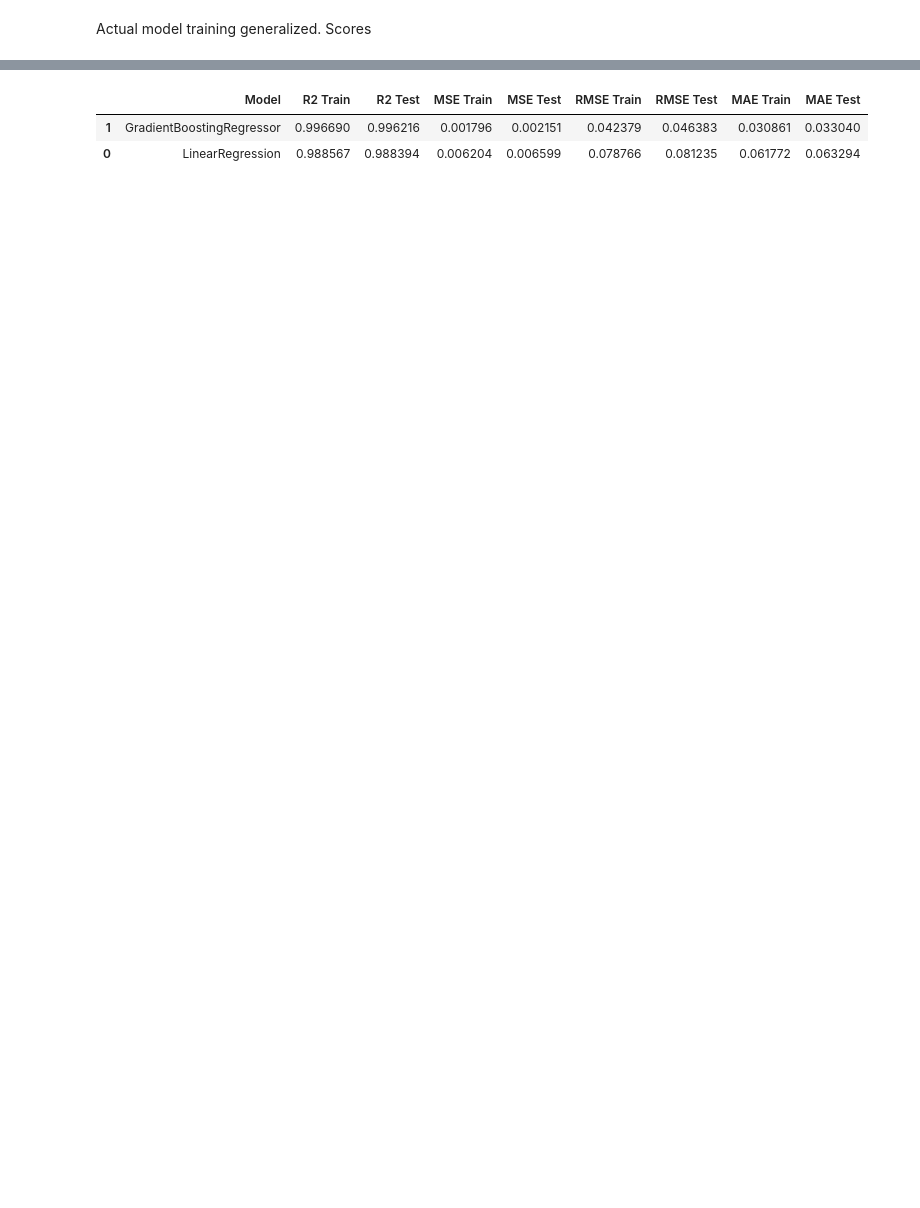
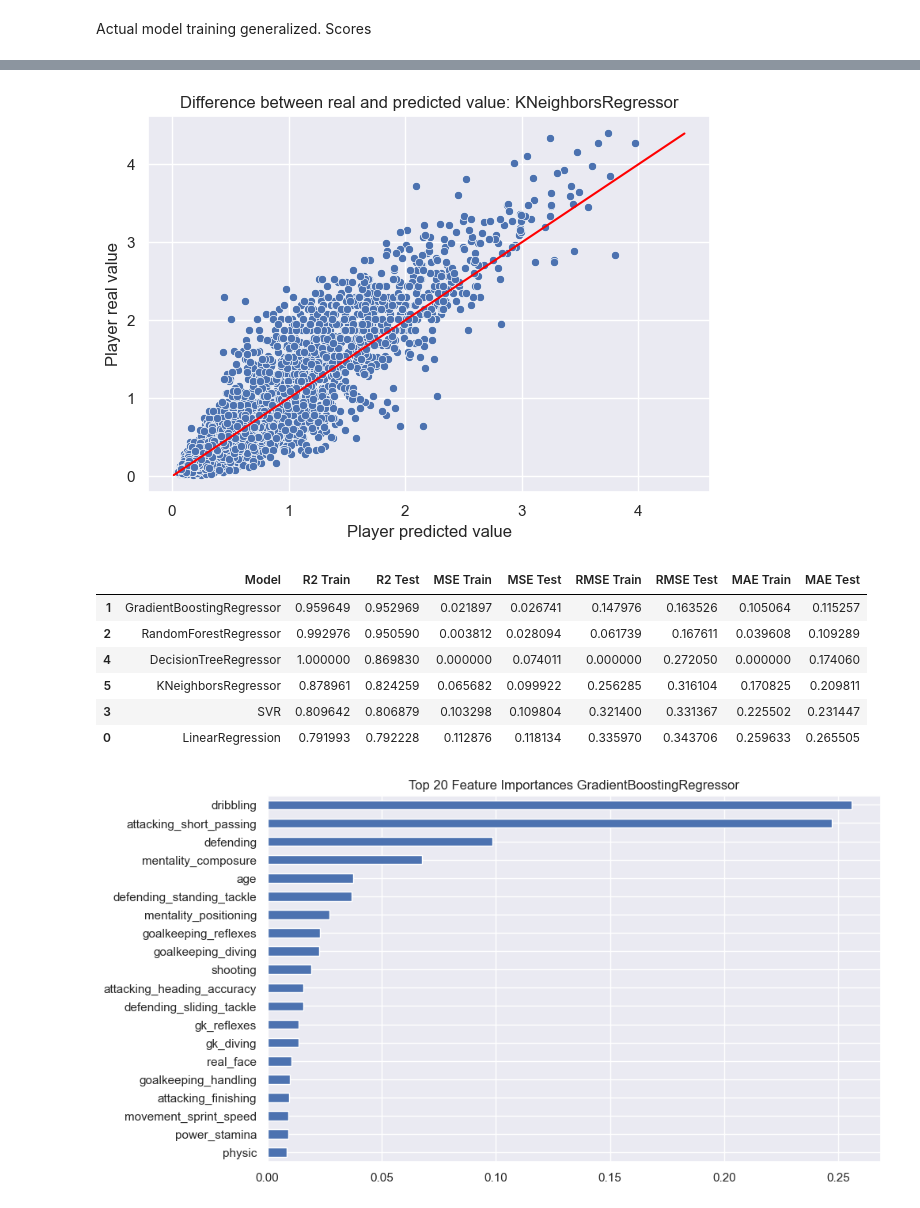
Before and after one commit to CDCSteki/data-science-internship, a Jupyter notebook: notebooks/week2_modeling.ipynb, the cells around one changed output, grey strips where cells are left out. Cells and saved outputs as stored; diff of their text form; code cells hidden in the pictures; blank space fills up the shorter version.

Commit message:
modeling done?

```diff
--- a/notebooks/week2_modeling.ipynb
+++ b/notebooks/week2_modeling.ipynb
@@ -30,7 +34,7 @@ df = data.copy()
 cols_to_log = ['wage_eur_year_m', 'value_eur_m', 'release_clause_eur_m']
 for col in cols_to_log:
     df[col] = np.log1p(df[col])
-df.drop(["sofifa_id","player_url","short_name","long_name","dob","joined","club_name","league_name","player_positions","nationality"],axis=1,inplace=True)
+df.drop(["sofifa_id","player_url","short_name","long_name","dob","joined","club_name","league_name","player_positions","nationality","release_clause_eur_m","wage_eur_year_m","overall","potential","movement_reactions","skill_ball_control"],axis=1,inplace=True)
 # %% [markdown]
 Encodding with label and one hot
 # %%
@@ -71,8 +75,8 @@ File saved to: C:/Users/cozid/OneDrive/Desktop/data-science-internship/data/clea
 # %% [markdown]
 X, Y split and training split
 # %%
-x = df.drop(["value_eur_m"], axis=1).values
-y = df["value_eur_m"].values.reshape(-1,1)
+x = df.drop(["value_eur_m"], axis=1)
+y = df["value_eur_m"]
 
 x_train,x_test,y_train,y_test=train_test_split(x,y,test_size=0.2,random_state=100)
 
@@ -88,6 +92,7 @@ Y_test shape:  (3742, 1)
 # %% [markdown]
 Using a scaler (optional)
 # %%
+original_columns = x_train.columns
 scaler = RobustScaler()
 x_train = scaler.fit_transform(x_train)
 x_test = scaler.transform(x_test)
@@ -125,7 +135,12 @@ Actual model training generalized. Scores
 # %%
 lr = LinearRegression()
 gbr = GradientBoostingRegressor()
-models = [lr,gbr]
+rf = RandomForestRegressor()
+dt = DecisionTreeRegressor()
+knn = KNeighborsRegressor()
+svr = SVR()
+models = [lr,gbr,rf,svr,dt,knn]
+models_imp = [gbr, rf, dt]
 
 results = []
 
@@ -144,6 +159,18 @@ for model in models:
     mae_test = mean_absolute_error(y_test, y_pred_test)
     mse_test = mean_squared_error(y_test, y_pred_test)
 
+    sns.scatterplot(x=y_pred_test, y=y_test, legend=False)
+    plt.title(f'Difference between real and predicted value: {model.__class__.__name__}')
+    plt.xlabel('Player predicted value')
+    plt.ylabel('Player real value')
+
+    min_val = min(min(y_pred_test), min(y_test))
+    max_val = max(max(y_pred_test), max(y_test))
+    plt.plot([min_val, max_val], [min_val, max_val], color='red', linestyle='-', label='y = x')
+    plt.grid(True)
+    plt.tight_layout()
+    plt.show()
+
     results.append({
         "Model": model.__class__.__name__,
         "R2 Train": r2_train,
@@ -160,4 +187,10 @@ overral = pd.DataFrame(results)
 overral = overral.sort_values(by="R2 Test", ascending=False)
 overral = overral.style.background_gradient(cmap="viridis")
 display(overral)
+
+for model in models_imp:
+    feat_imp = pd.Series(model.feature_importances_, index=original_columns)
+    feat_imp.nlargest(20).plot(kind='barh', figsize=(10, 6), title=f'Top 20 Feature Importances {model.__class__.__name__}')
+    plt.gca().invert_yaxis()
+    plt.show()
 # %% [output]
@@ -164,3 +202,9 @@ display(overral)
+[figure, added]
 |  | Model | R2 Train | R2 Test | MSE Train | MSE Test | RMSE Train | RMSE Test | MAE Train | MAE Test |
-| 1 | GradientBoostingRegressor | 0.996690 | 0.996216 | 0.001796 | 0.002151 | 0.042379 | 0.046383 | 0.030861 | 0.033040 |
-| 0 | LinearRegression | 0.988567 | 0.988394 | 0.006204 | 0.006599 | 0.078766 | 0.081235 | 0.061772 | 0.063294 |
+| 1 | GradientBoostingRegressor | 0.959649 | 0.952969 | 0.021897 | 0.026741 | 0.147976 | 0.163526 | 0.105064 | 0.115257 |
+| 2 | RandomForestRegressor | 0.992976 | 0.950590 | 0.003812 | 0.028094 | 0.061739 | 0.167611 | 0.039608 | 0.109289 |
+| 4 | DecisionTreeRegressor | 1.000000 | 0.869830 | 0.000000 | 0.074011 | 0.000000 | 0.272050 | 0.000000 | 0.174060 |
+| 5 | KNeighborsRegressor | 0.878961 | 0.824259 | 0.065682 | 0.099922 | 0.256285 | 0.316104 | 0.170825 | 0.209811 |
+| 3 | SVR | 0.809642 | 0.806879 | 0.103298 | 0.109804 | 0.321400 | 0.331367 | 0.225502 | 0.231447 |
+| 0 | LinearRegression | 0.791993 | 0.792228 | 0.112876 | 0.118134 | 0.335970 | 0.343706 | 0.259633 | 0.265505 |
+[figure, added]
```
Also changed, not shown: parts of 5 cells of this notebook, 1 other file.
